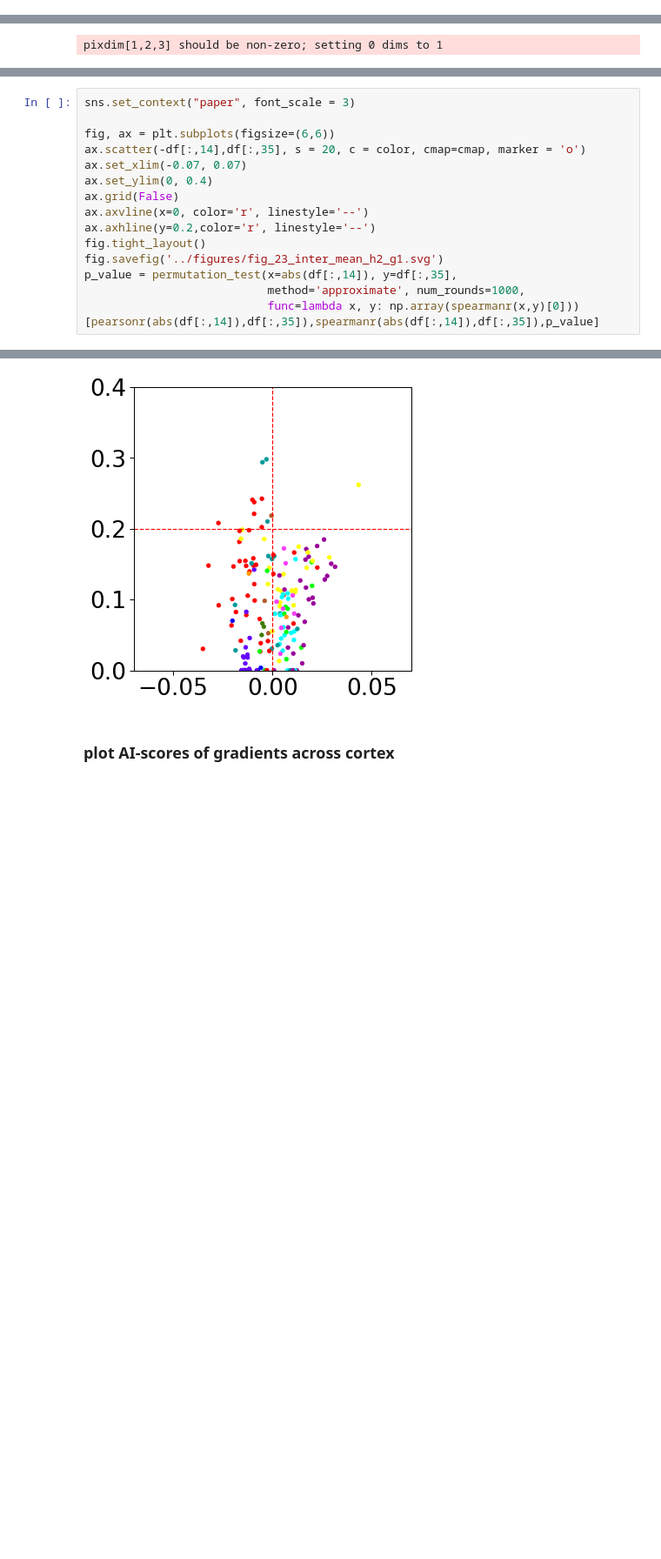
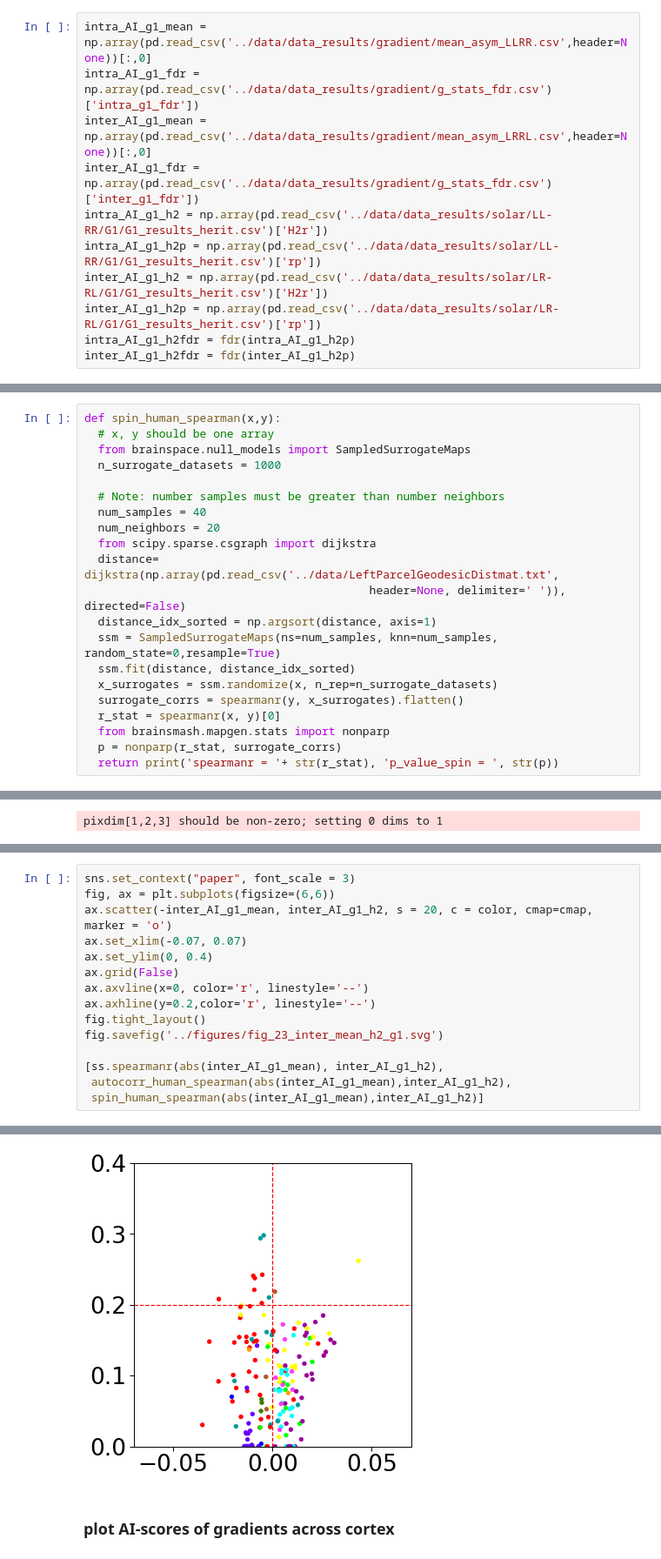
Before and after one commit to CNG-LAB/cngopen, a Jupyter notebook: asymmetry_functional_gradients/scripts/results_fig2and3.ipynb, the cells around one changed output, grey strips where cells are left out. Shown at 87% size. Cells and saved outputs as stored; diff of their text form; blank space fills up the shorter version.

```diff
--- a/asymmetry_functional_gradients/scripts/results_fig2and3.ipynb
+++ b/asymmetry_functional_gradients/scripts/results_fig2and3.ipynb
@@ -70,0 +20,11 @@ inter_AI_g3_h2fdr = df[:,43]
+# %%
+intra_AI_g1_mean = np.array(pd.read_csv('../data/data_results/gradient/mean_asym_LLRR.csv',header=None))[:,0]
+intra_AI_g1_fdr = np.array(pd.read_csv('../data/data_results/gradient/g_stats_fdr.csv')['intra_g1_fdr'])
+inter_AI_g1_mean = np.array(pd.read_csv('../data/data_results/gradient/mean_asym_LRRL.csv',header=None))[:,0]
+inter_AI_g1_fdr = np.array(pd.read_csv('../data/data_results/gradient/g_stats_fdr.csv')['inter_g1_fdr'])
+intra_AI_g1_h2 = np.array(pd.read_csv('../data/data_results/solar/LL-RR/G1/G1_results_herit.csv')['H2r'])
+intra_AI_g1_h2p = np.array(pd.read_csv('../data/data_results/solar/LL-RR/G1/G1_results_herit.csv')['rp'])
+inter_AI_g1_h2 = np.array(pd.read_csv('../data/data_results/solar/LR-RL/G1/G1_results_herit.csv')['H2r'])
+inter_AI_g1_h2p = np.array(pd.read_csv('../data/data_results/solar/LR-RL/G1/G1_results_herit.csv')['rp'])
+intra_AI_g1_h2fdr = fdr(intra_AI_g1_h2p)
+inter_AI_g1_h2fdr = fdr(inter_AI_g1_h2p)
@@ -70,0 +50,21 @@ inter_AI_g3_h2fdr = df[:,43]
+# %%
+def spin_human_spearman(x,y):
+  # x, y should be one array
+  from brainspace.null_models import SampledSurrogateMaps
+  n_surrogate_datasets = 1000
+
+  # Note: number samples must be greater than number neighbors
+  num_samples = 40
+  num_neighbors = 20
+  from scipy.sparse.csgraph import dijkstra
+  distance= dijkstra(np.array(pd.read_csv('../data/LeftParcelGeodesicDistmat.txt',
+                                          header=None, delimiter=' ')), directed=False)
+  distance_idx_sorted = np.argsort(distance, axis=1)
+  ssm = SampledSurrogateMaps(ns=num_samples, knn=num_samples, random_state=0,resample=True)
+  ssm.fit(distance, distance_idx_sorted)
+  x_surrogates = ssm.randomize(x, n_rep=n_surrogate_datasets)
+  surrogate_corrs = spearmanr(y, x_surrogates).flatten()
+  r_stat = spearmanr(x, y)[0]
+  from brainsmash.mapgen.stats import nonparp
+  p = nonparp(r_stat, surrogate_corrs)
+  return print('spearmanr = '+ str(r_stat), 'p_value_spin = ', str(p))
@@ -101,9 +114,8 @@ p_value = permutation_test(x=abs(df[:,2]), y=df[:,26],
 [figure]
 # %%
 sns.set_context("paper", font_scale = 3)
-
 fig, ax = plt.subplots(figsize=(6,6))
-ax.scatter(-df[:,14],df[:,35], s = 20, c = color, cmap=cmap, marker = 'o')
+ax.scatter(-inter_AI_g1_mean, inter_AI_g1_h2, s = 20, c = color, cmap=cmap, marker = 'o')
 ax.set_xlim(-0.07, 0.07)
 ax.set_ylim(0, 0.4)
 ax.grid(False)
@@ -111,8 +123,8 @@ ax.axvline(x=0, color='r', linestyle='--')
 ax.axhline(y=0.2,color='r', linestyle='--')
 fig.tight_layout()
 fig.savefig('../figures/fig_23_inter_mean_h2_g1.svg')
-p_value = permutation_test(x=abs(df[:,14]), y=df[:,35],
-                           method='approximate', num_rounds=1000,
-                           func=lambda x, y: np.array(spearmanr(x,y)[0]))
-[pearsonr(abs(df[:,14]),df[:,35]),spearmanr(abs(df[:,14]),df[:,35]),p_value]
+
+[ss.spearmanr(abs(inter_AI_g1_mean), inter_AI_g1_h2),
+ autocorr_human_spearman(abs(inter_AI_g1_mean),inter_AI_g1_h2),
+ spin_human_spearman(abs(inter_AI_g1_mean),inter_AI_g1_h2)]
 # %% [output]
@@ -122,4 +136,4 @@ p_value = permutation_test(x=abs(df[:,14]), y=df[:,35],
-[figure, old version]
+[figure, new version]
 # %% [markdown]
 ### plot AI-scores of gradients across cortex
 # %%
```
Also changed, not shown: parts of 20 cells of this notebook, 2 other files.
